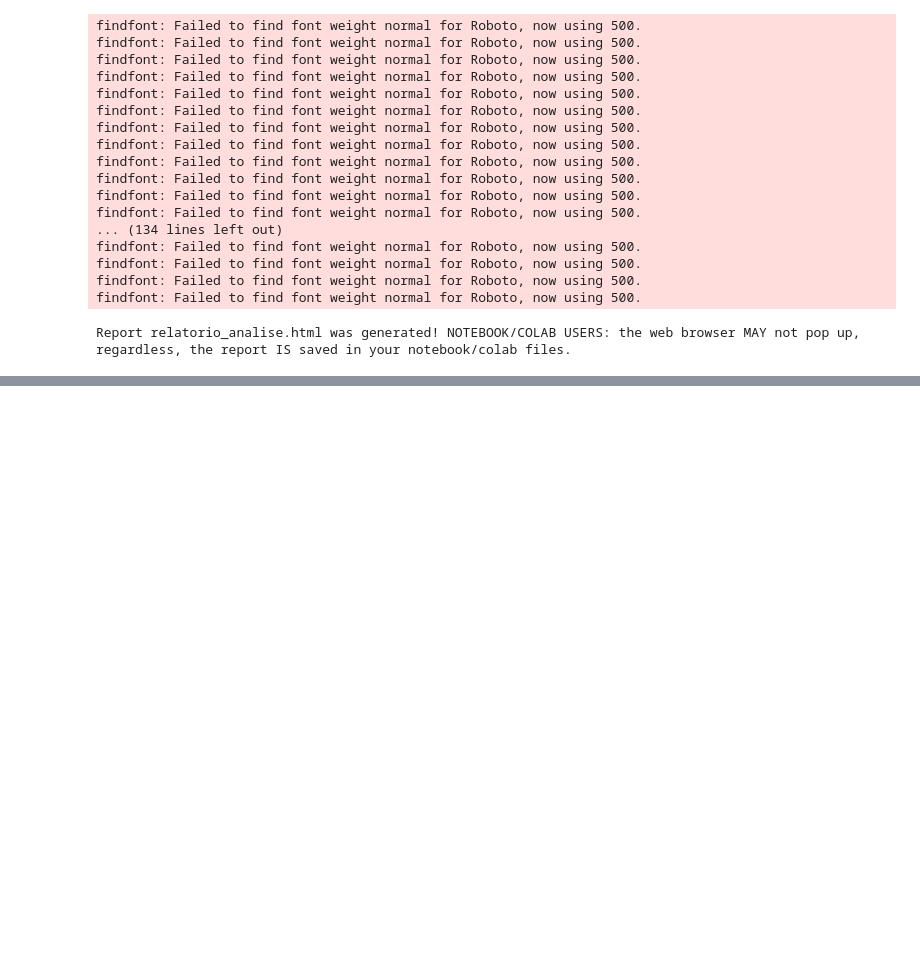
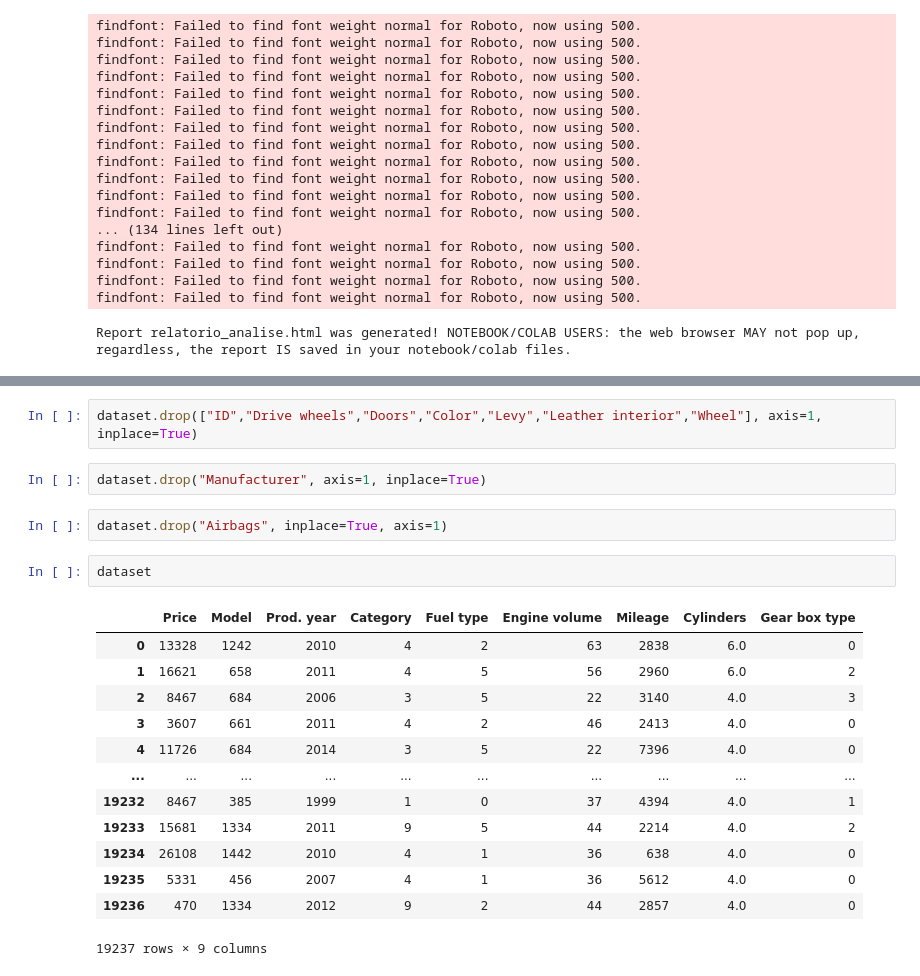
Before and after one commit to Divangamene/Modelo-de-Previs-o-de-Pre-os-de-Autom-veis, a Jupyter notebook: projecto.ipynb, the cells around one changed output, grey strips where cells are left out. Saved outputs shown, nothing was run; the diff lists cells and outputs as text; blank space fills up the shorter version.

```diff
--- a/projecto.ipynb
+++ b/projecto.ipynb
@@ -165,0 +179,22 @@ dataset.index
+# %%
+dataset.drop(["ID","Drive wheels","Doors","Color","Levy","Leather interior","Wheel"], axis=1, inplace=True)
+# %%
+dataset.drop("Manufacturer", axis=1, inplace=True)
+# %%
+dataset.drop("Airbags", inplace=True, axis=1)
+# %%
+dataset
+# %% [output]
+|  | Price | Model | Prod. year | Category | Fuel type | Engine volume | Mileage | Cylinders | Gear box type |
+| 0 | 13328 | 1242 | 2010 | 4 | 2 | 63 | 2838 | 6.0 | 0 |
+| 1 | 16621 | 658 | 2011 | 4 | 5 | 56 | 2960 | 6.0 | 2 |
+| 2 | 8467 | 684 | 2006 | 3 | 5 | 22 | 3140 | 4.0 | 3 |
+| 3 | 3607 | 661 | 2011 | 4 | 2 | 46 | 2413 | 4.0 | 0 |
+| 4 | 11726 | 684 | 2014 | 3 | 5 | 22 | 7396 | 4.0 | 0 |
+| ... | ... | ... | ... | ... | ... | ... | ... | ... | ... |
+| 19232 | 8467 | 385 | 1999 | 1 | 0 | 37 | 4394 | 4.0 | 1 |
+| 19233 | 15681 | 1334 | 2011 | 9 | 5 | 44 | 2214 | 4.0 | 2 |
+| 19234 | 26108 | 1442 | 2010 | 4 | 1 | 36 | 638 | 4.0 | 0 |
+| 19235 | 5331 | 456 | 2007 | 4 | 1 | 36 | 5612 | 4.0 | 0 |
+| 19236 | 470 | 1334 | 2012 | 9 | 2 | 44 | 2857 | 4.0 | 0 |
+19237 rows × 9 columns
```
Also changed, not shown: parts of 10 cells of this notebook.
